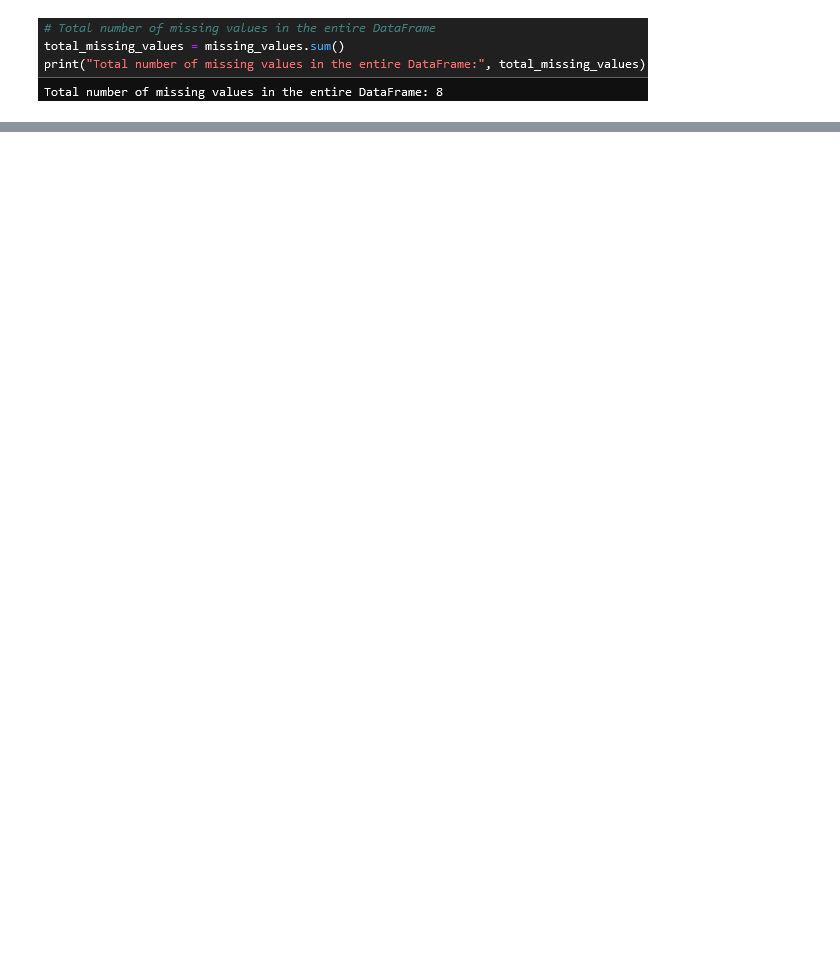
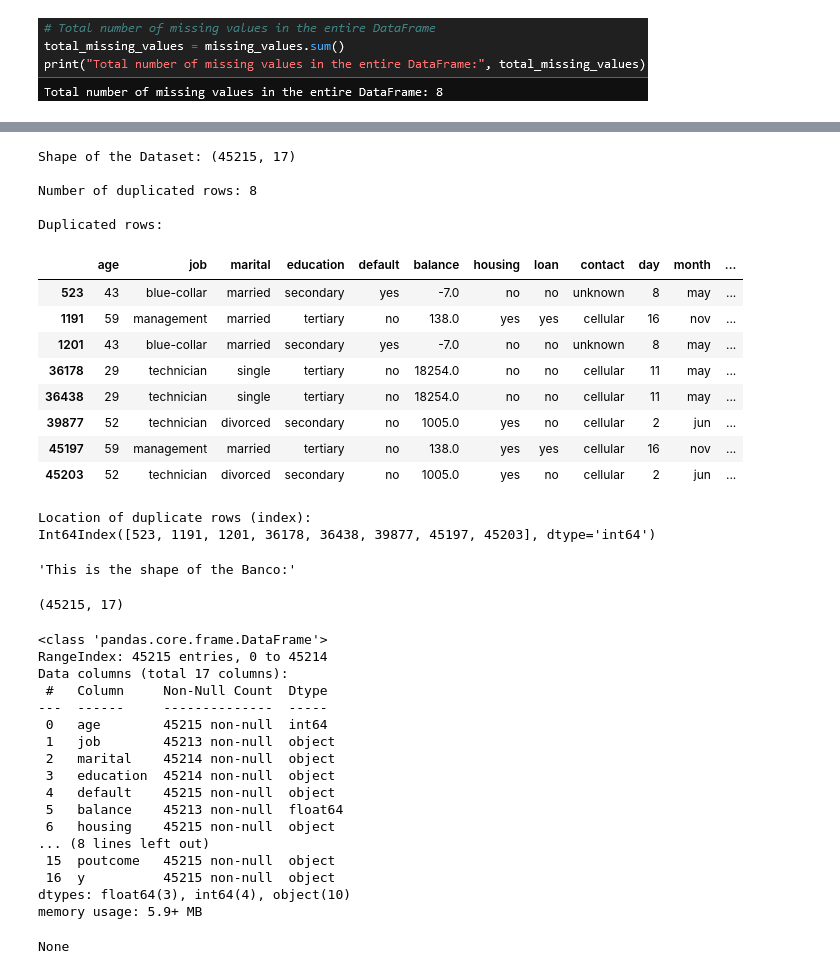
Before and after one commit to AndrewsJascoro/DataAnalyts_Mintic_Talento_Tech, a Jupyter notebook: Data_Cleaning_Tutorial.ipynb, the cells around one changed output, grey strips where cells are left out. Cells and saved outputs as stored; diff of their text form; code cells hidden in the pictures; blank space fills up the shorter version.

```diff
--- a/Data_Cleaning_Tutorial.ipynb
+++ b/Data_Cleaning_Tutorial.ipynb
@@ -129,0 +166,63 @@ print("Total number of missing values in the entire DataFrame:", total_missing_v
+# %%
+# 3. Registros (filas) repetidos y localizacion sin Data Clean.
+import pandas as pd
+from IPython.display import display
+
+# Define the path for the Parquet file
+parquet_file_path = "dataset_banco_101_no_cleaned.parquet"
+
+# Read the Parquet file into a pandas DataFrame
+df = pd.read_parquet(parquet_file_path)
+
+print("Shape of the Dataset:", df.shape)
+
+# Check for duplicated rows
+duplicated_rows = df[df.duplicated(keep=False)]  # Set keep=False to mark all duplicates as True
+if not duplicated_rows.empty:
+    print("\nNumber of duplicated rows:", len(duplicated_rows))
+    print("\nDuplicated rows:")
+    display(duplicated_rows)
+    print("\nLocation of duplicate rows (index):")
+    print(duplicated_rows.index)
+else:
+    print("\nNo duplicated rows found.")
+
+display('This is the shape of the Banco:', df.shape)
+display(df.info())
+# %% [output]
+Shape of the Dataset: (45215, 17)
+
+Number of duplicated rows: 8
+
+Duplicated rows:
+|  | age | job | marital | education | default | balance | housing | loan | contact | day | month | ... |
+| 523 | 43 | blue-collar | married | secondary | yes | -7.0 | no | no | unknown | 8 | may | ... |
+| 1191 | 59 | management | married | tertiary | no | 138.0 | yes | yes | cellular | 16 | nov | ... |
+| 1201 | 43 | blue-collar | married | secondary | yes | -7.0 | no | no | unknown | 8 | may | ... |
+| 36178 | 29 | technician | single | tertiary | no | 18254.0 | no | no | cellular | 11 | may | ... |
+| 36438 | 29 | technician | single | tertiary | no | 18254.0 | no | no | cellular | 11 | may | ... |
+| 39877 | 52 | technician | divorced | secondary | no | 1005.0 | yes | no | cellular | 2 | jun | ... |
+| 45197 | 59 | management | married | tertiary | no | 138.0 | yes | yes | cellular | 16 | nov | ... |
+| 45203 | 52 | technician | divorced | secondary | no | 1005.0 | yes | no | cellular | 2 | jun | ... |
+Location of duplicate rows (index):
+Int64Index([523, 1191, 1201, 36178, 36438, 39877, 45197, 45203], dtype='int64')
+'This is the shape of the Banco:'
+(45215, 17)
+<class 'pandas.core.frame.DataFrame'>
+RangeIndex: 45215 entries, 0 to 45214
+Data columns (total 17 columns):
+ #   Column     Non-Null Count  Dtype
+---  ------     --------------  -----
+ 0   age        45215 non-null  int64
+ 1   job        45213 non-null  object
+ 2   marital    45214 non-null  object
+ 3   education  45214 non-null  object
+ 4   default    45215 non-null  object
+ 5   balance    45213 non-null  float64
+ 6   housing    45215 non-null  object
+... (8 lines left out)
+ 15  poutcome   45215 non-null  object
+ 16  y          45215 non-null  object
+dtypes: float64(3), int64(4), object(10)
+memory usage: 5.9+ MB
+None
```
Also changed, not shown: parts of 22 cells of this notebook.
